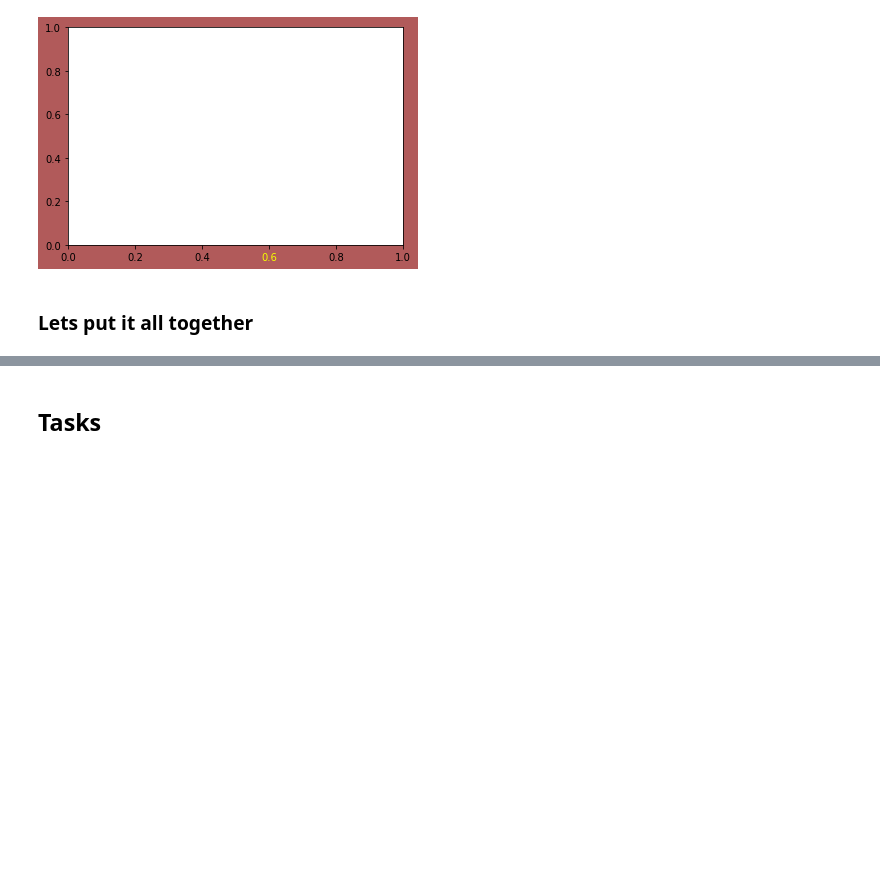
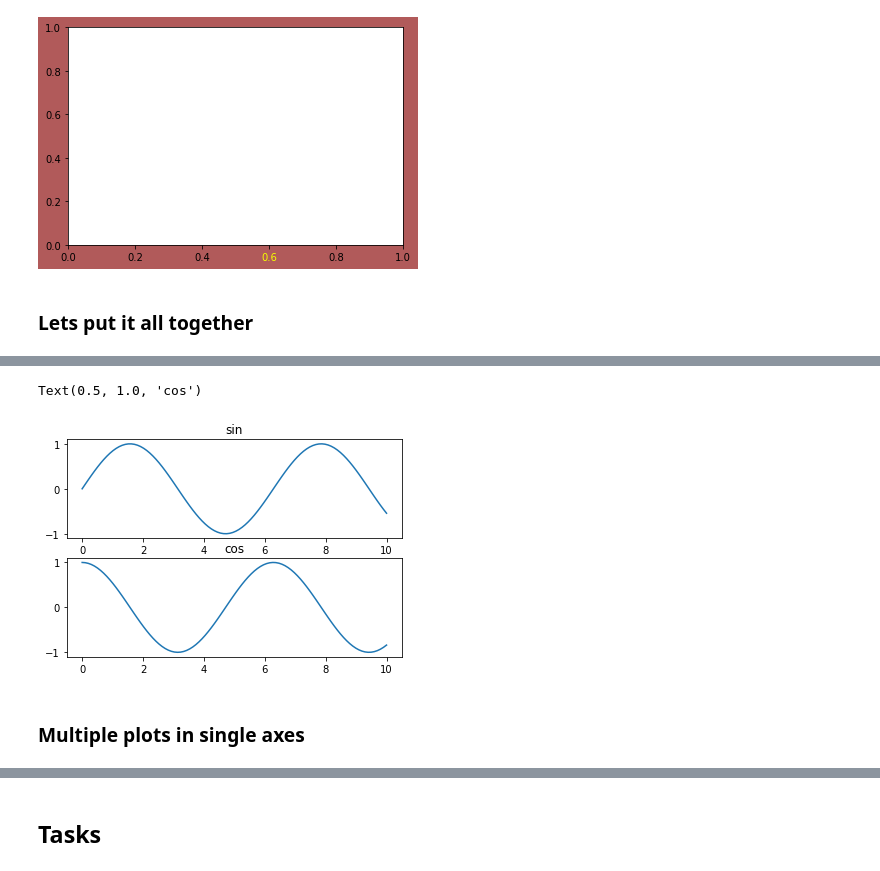
Before and after one commit to ProgressBG-Python-Course/JupyterNotebooksExamples, a Jupyter notebook: Notebooks/matplotlib_pandas_seaborn/matplotlib_intro.ipynb, the cells around one changed output, grey strips where cells are left out. Drawn from its saved outputs; the diff is of its cells as text; code cells hidden in the pictures; blank space fills up the shorter version.

```diff
--- a/Notebooks/matplotlib_pandas_seaborn/matplotlib_intro.ipynb
+++ b/Notebooks/matplotlib_pandas_seaborn/matplotlib_intro.ipynb
@@ -153,0 +210,12 @@ plt.show()
+# %%
+# pyplot api:
+x = np.linspace(0,10,100)
+plt.subplot(2, 1, 1)
+plt.plot(x, np.sin(x))
+plt.title('sin')
+plt.subplot(2, 1, 2)
+plt.plot(x, np.cos(x))
+plt.title('cos')
+# %% [output]
+Text(0.5, 1.0, 'cos')
+[figure, added]
@@ -154,3 +224,5 @@ plt.show()
+# %% [markdown]
+### Multiple plots in single axes
 # %%
 n = 256
 X = np.linspace(-np.pi,np.pi,n)
```
Also changed, not shown: parts of 14 cells of this notebook, 3 other files.
